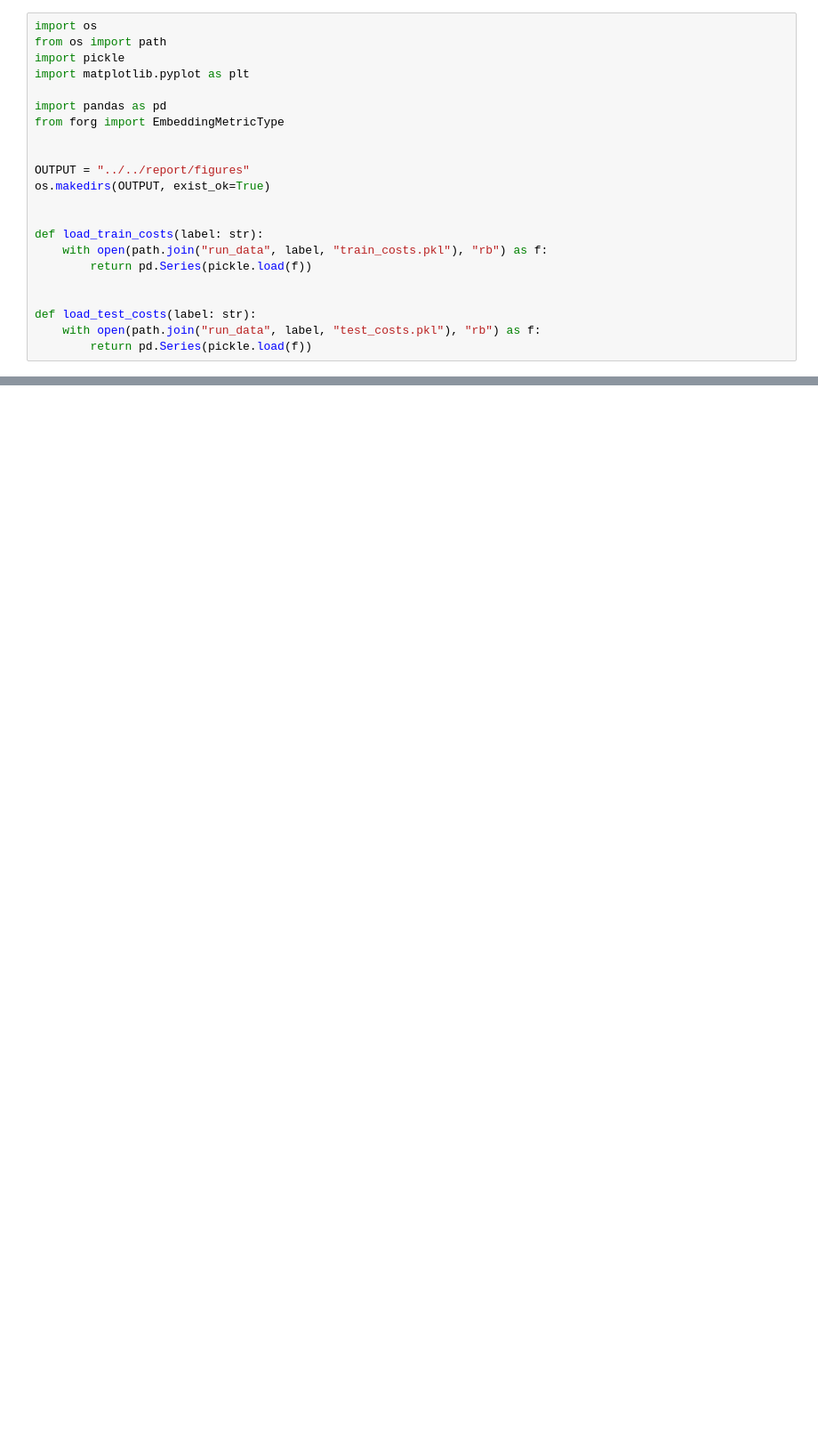
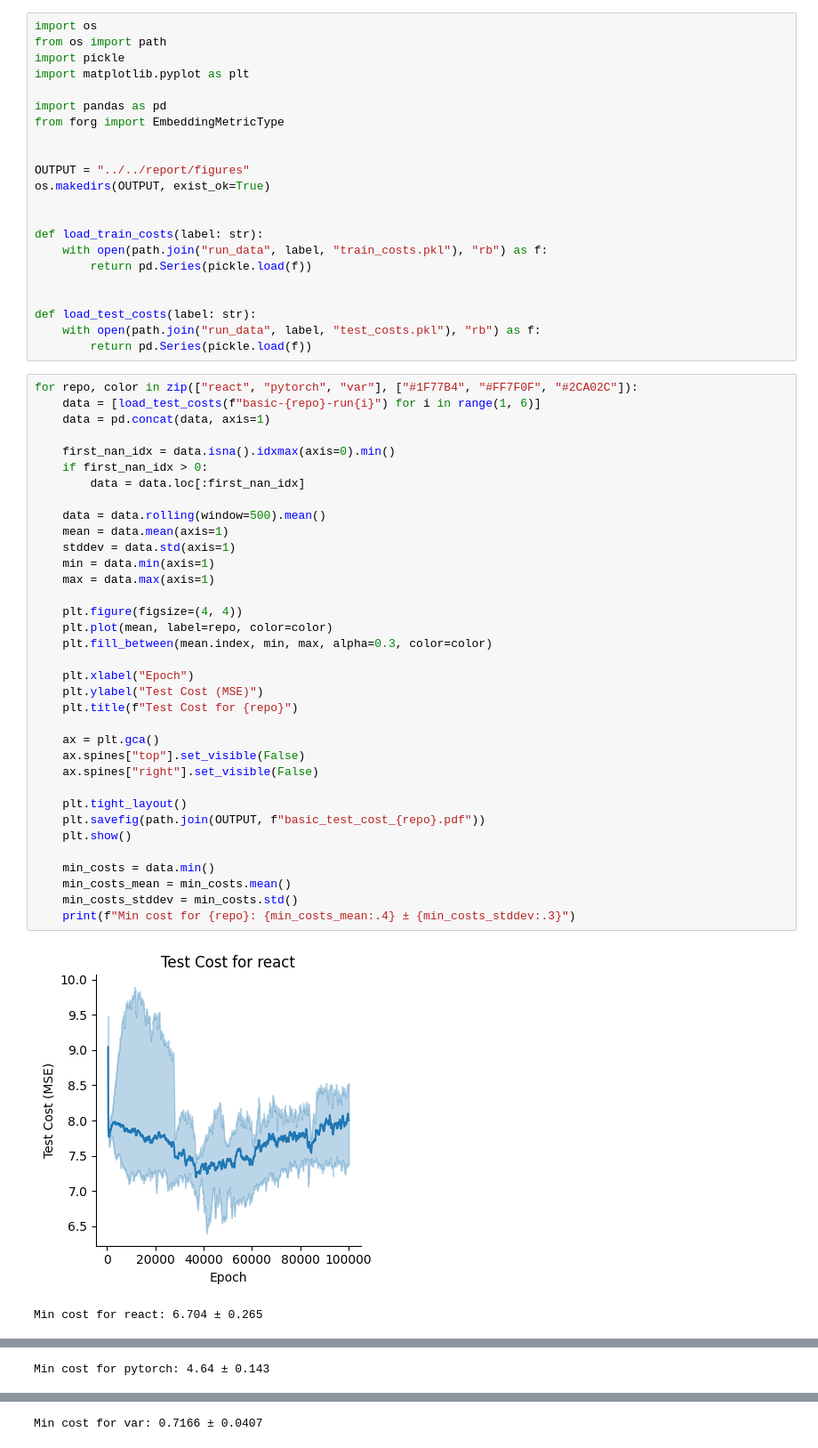
Before and after one commit to forggers/forg, a Jupyter notebook: experiments/figures/create_figures.ipynb, the cells around one changed output, grey strips where cells are left out. Shown at 89% size. Drawn from its saved outputs; the diff is of its cells as text; blank space fills up the shorter version.

Commit message:
Add comparison of different repos

```diff
--- a/experiments/figures/create_figures.ipynb
+++ b/experiments/figures/create_figures.ipynb
@@ -20,3 +20,41 @@ def load_train_costs(label: str):
 def load_test_costs(label: str):
     with open(path.join("run_data", label, "test_costs.pkl"), "rb") as f:
         return pd.Series(pickle.load(f))
+# %%
+for repo, color in zip(["react", "pytorch", "var"], ["#1F77B4", "#FF7F0F", "#2CA02C"]):
+    data = [load_test_costs(f"basic-{repo}-run{i}") for i in range(1, 6)]
+    data = pd.concat(data, axis=1)
+
+    first_nan_idx = data.isna().idxmax(axis=0).min()
+    if first_nan_idx > 0:
+        data = data.loc[:first_nan_idx]
+
+    data = data.rolling(window=500).mean()
+    mean = data.mean(axis=1)
+    stddev = data.std(axis=1)
+    min = data.min(axis=1)
+    max = data.max(axis=1)
+
+    plt.figure(figsize=(4, 4))
+    plt.plot(mean, label=repo, color=color)
+    plt.fill_between(mean.index, min, max, alpha=0.3, color=color)
+
+    plt.xlabel("Epoch")
+    plt.ylabel("Test Cost (MSE)")
+    plt.title(f"Test Cost for {repo}")
+
+    ax = plt.gca()
+    ax.spines["top"].set_visible(False)
+    ax.spines["right"].set_visible(False)
+
+    plt.tight_layout()
+    plt.savefig(path.join(OUTPUT, f"basic_test_cost_{repo}.pdf"))
+    plt.show()
+
+    min_costs = data.min()
+    min_costs_mean = min_costs.mean()
+    min_costs_stddev = min_costs.std()
+    print(f"Min cost for {repo}: {min_costs_mean:.4} ± {min_costs_stddev:.3}")
+# %% [output]
+[figure, added]
+Min cost for react: 6.704 ± 0.265
@@ -22,0 +62 @@ def load_test_costs(label: str):
+Min cost for pytorch: 4.64 ± 0.143
@@ -23,3 +64,4 @@ def load_test_costs(label: str):
+Min cost for var: 0.7166 ± 0.0407
 # %%
 for metric, color in zip(
     [EmbeddingMetricType.EUCLIDEAN, EmbeddingMetricType.HYPERBOLIC],
```
Also changed, not shown: parts of 1 cell of this notebook, 4 other files.
